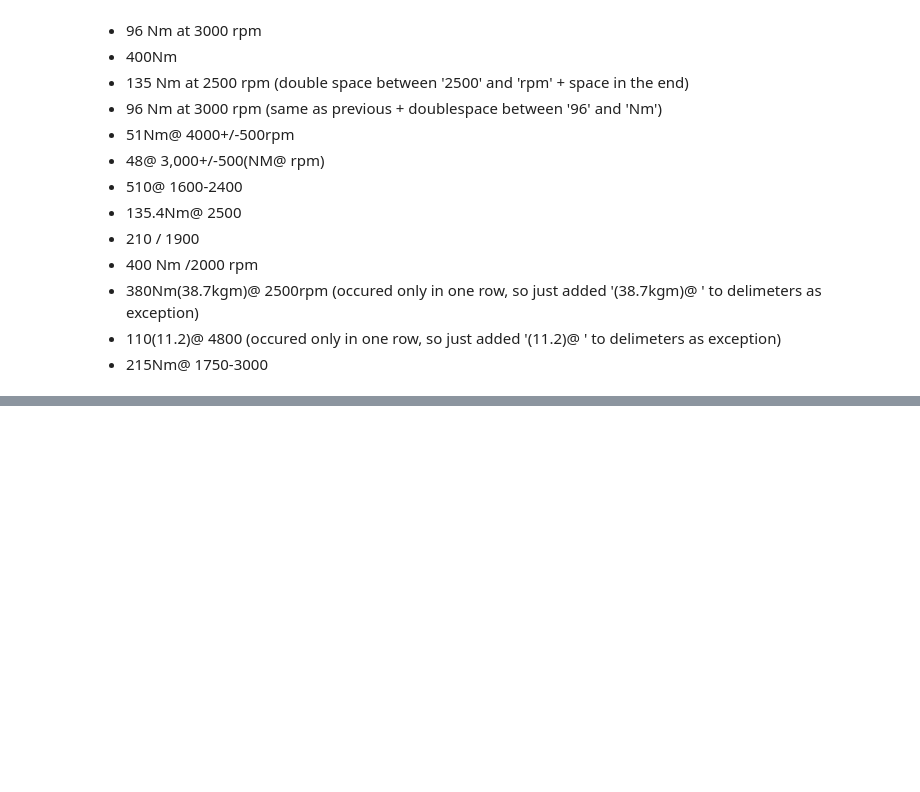
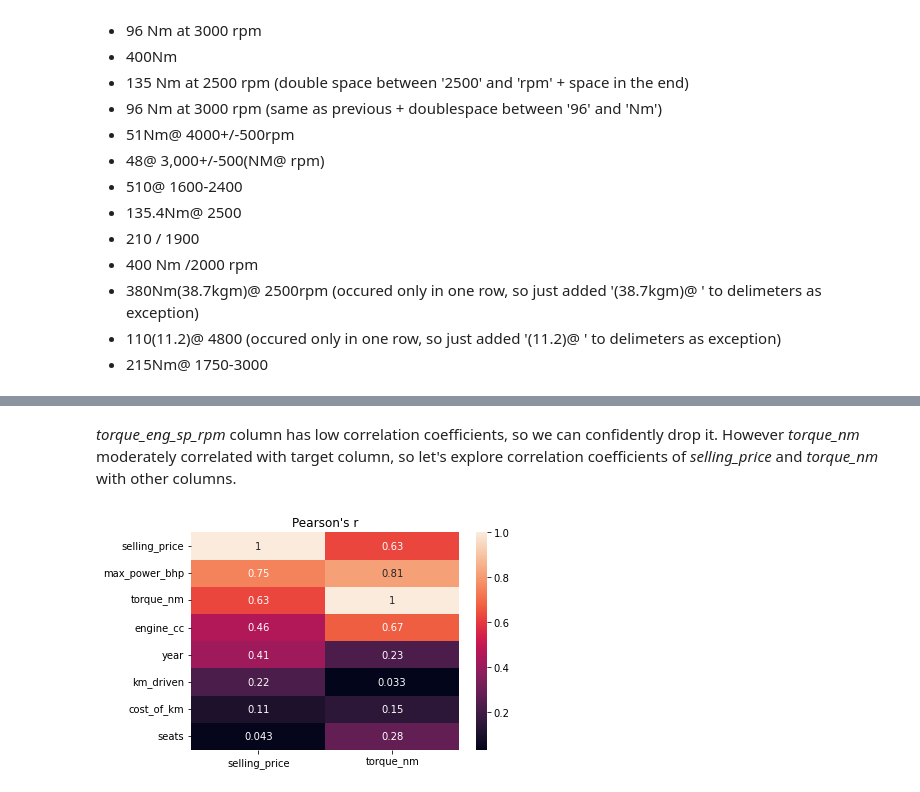
Before and after one commit to ZaikaBohdan/ds_car_price_proj, a Jupyter notebook: car_price_pred.ipynb, the cells around one changed output, grey strips where cells are left out. Saved outputs shown, nothing was run; the diff lists cells and outputs as text; code cells hidden in the pictures; blank space fills up the shorter version.

```diff
--- a/car_price_pred.ipynb
+++ b/car_price_pred.ipynb
@@ -587,0 +631,13 @@ Now all columns have right data type and we are ready to explore significance of
+# %% [markdown]
+*torque_eng_sp_rpm* column has low correlation coefficients, so we can confidently drop it. However *torque_nm* moderately correlated with target column, so let's explore correlation coefficients of *selling_price* and *torque_nm* with other columns.
+# %%
+raw_data_1.drop(columns='torque_eng_sp_rpm', inplace=True)
+
+ax = sns.heatmap(
+    raw_data_1[raw_data_1['torque_nm'] < 750].corr()[['selling_price', 'torque_nm']].abs().sort_values('selling_price',ascending=False),
+    annot=True
+)
+ax.set_title('Pearson\'s r')
+plt.show()
+# %% [output]
+[figure, added]
```
Also changed, not shown: parts of 27 cells of this notebook.
